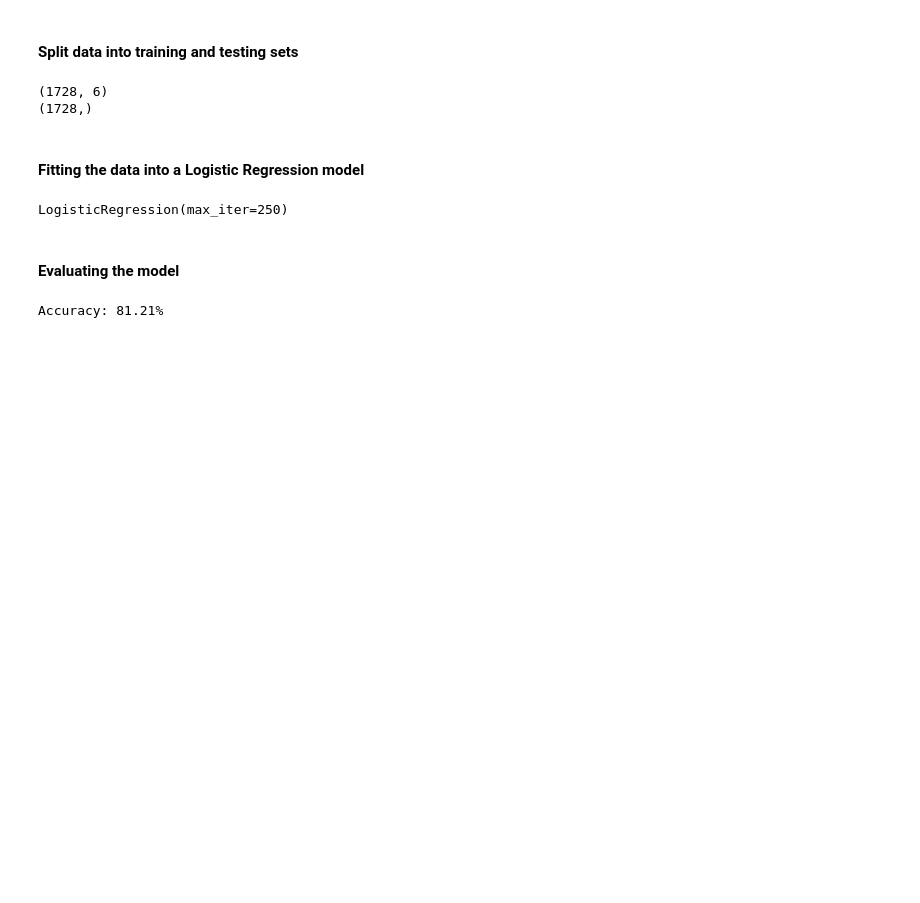
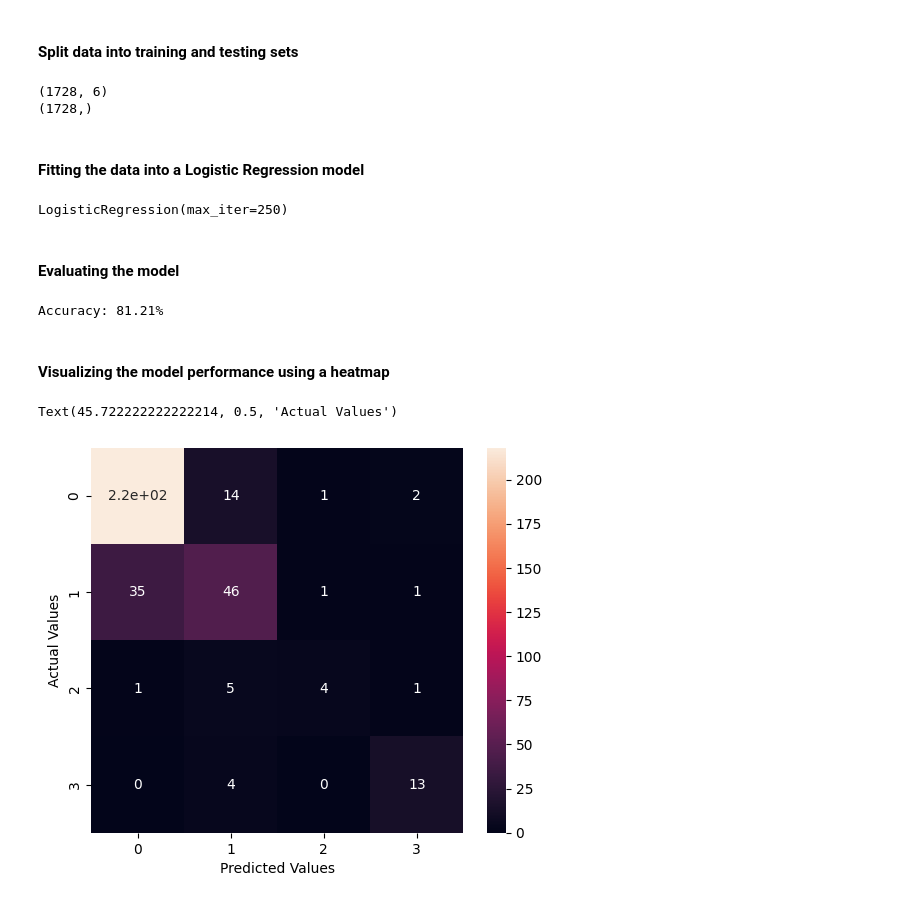
Before and after one commit to jaypbazar/Machine-Learning-PS2, a Jupyter notebook: PS2_Bazar_BSCS2A.ipynb, the cells around one changed output. Drawn from its saved outputs; the diff is of its cells as text; code cells hidden in the pictures; blank space fills up the shorter version.

```diff
--- a/PS2_Bazar_BSCS2A.ipynb
+++ b/PS2_Bazar_BSCS2A.ipynb
@@ -100,3 +104,13 @@ accuracy = model.score(X_test, y_test)
 print("Accuracy: {:.2f}%".format(accuracy * 100))
 # %% [output]
 Accuracy: 81.21%
+# %% [markdown]
+#### Visualizing the model performance using a heatmap
+# %%
+plt.figure(figsize= (6,5))
+sns.heatmap(confusion_matrix(y_test, y_pred), annot=True)
+plt.xlabel('Predicted Values')
+plt.ylabel('Actual Values')
+# %% [output]
+Text(45.722222222222214, 0.5, 'Actual Values')
+[figure, added]
```
Also changed, not shown: parts of 2 cells of this notebook.
